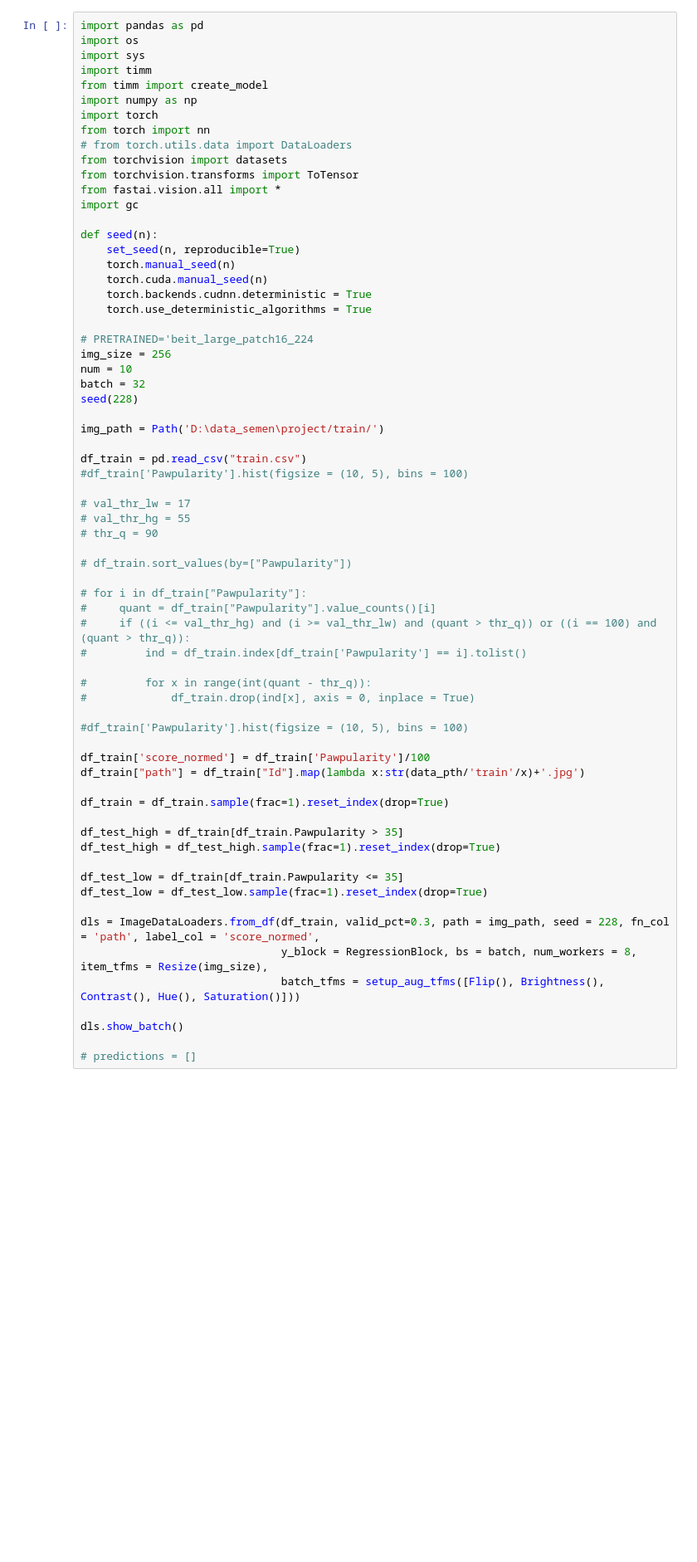
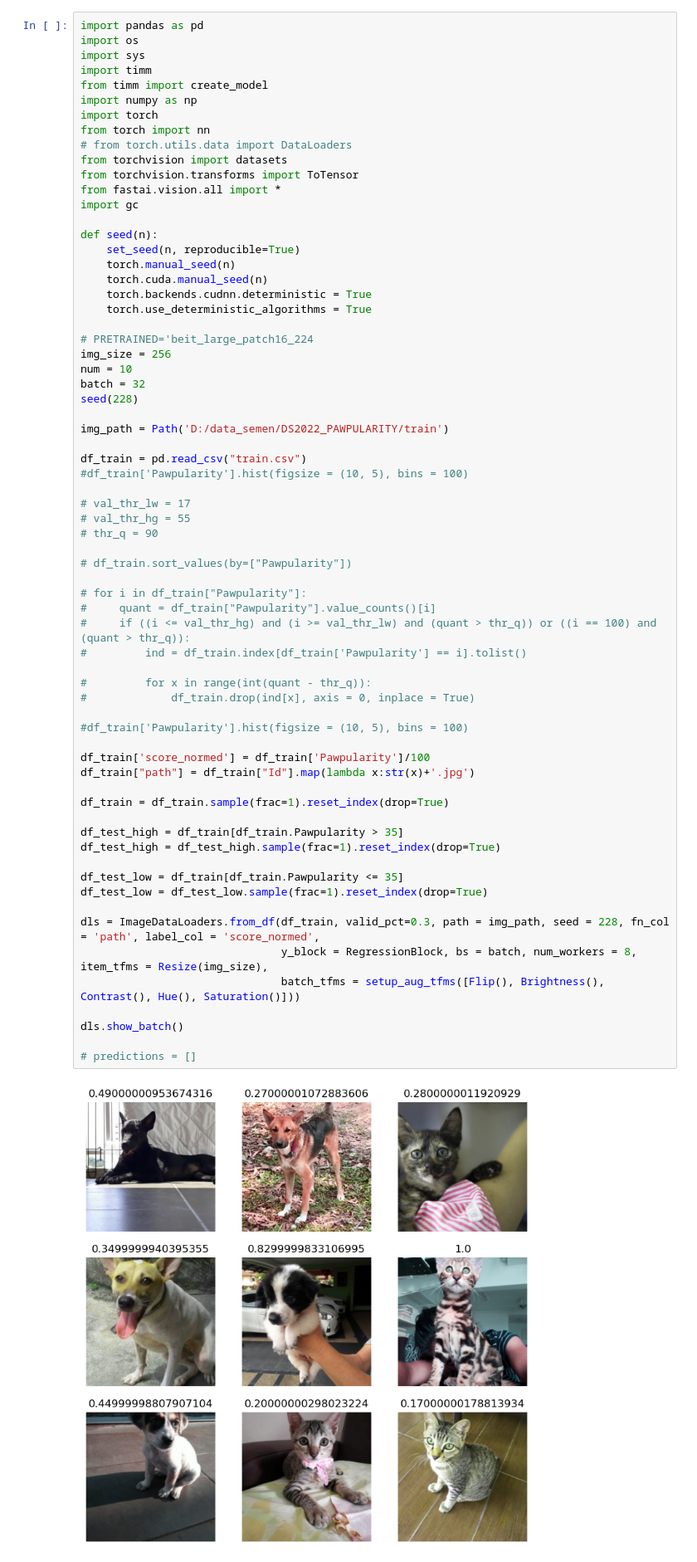
Before and after one commit to kiselevsl/DS2022_PAWPULARITY, a Jupyter notebook: PC_version.ipynb, the cells around one changed output. Shown at 83% size. Cells and saved outputs as stored; diff of their text form; blank space fills up the shorter version.

```diff
--- a/PC_version.ipynb
+++ b/PC_version.ipynb
@@ -26,7 +26,7 @@ num = 10
 batch = 32
 seed(228)
 
-img_path = Path('D:\data_semen\project/train/')
+img_path = Path('D:/data_semen/DS2022_PAWPULARITY/train')
 
 df_train = pd.read_csv("train.csv")
 #df_train['Pawpularity'].hist(figsize = (10, 5), bins = 100)
@@ -37,34 +37,36 @@ df_train = pd.read_csv("train.csv")
 
 # df_train.sort_values(by=["Pawpularity"])
 
 # for i in df_train["Pawpularity"]:
 #     quant = df_train["Pawpularity"].value_counts()[i]
 #     if ((i <= val_thr_hg) and (i >= val_thr_lw) and (quant > thr_q)) or ((i == 100) and (quant > thr_q)):
 #         ind = df_train.index[df_train['Pawpularity'] == i].tolist()
 
 #         for x in range(int(quant - thr_q)):
 #             df_train.drop(ind[x], axis = 0, inplace = True)
 
 #df_train['Pawpularity'].hist(figsize = (10, 5), bins = 100)
 
 df_train['score_normed'] = df_train['Pawpularity']/100
-df_train["path"] = df_train["Id"].map(lambda x:str(data_pth/'train'/x)+'.jpg')
+df_train["path"] = df_train["Id"].map(lambda x:str(x)+'.jpg')
 
 df_train = df_train.sample(frac=1).reset_index(drop=True)
 
 df_test_high = df_train[df_train.Pawpularity > 35]
 df_test_high = df_test_high.sample(frac=1).reset_index(drop=True)
 
 df_test_low = df_train[df_train.Pawpularity <= 35]
 df_test_low = df_test_low.sample(frac=1).reset_index(drop=True)
 
 dls = ImageDataLoaders.from_df(df_train, valid_pct=0.3, path = img_path, seed = 228, fn_col = 'path', label_col = 'score_normed',
                                y_block = RegressionBlock, bs = batch, num_workers = 8, item_tfms = Resize(img_size),
                                batch_tfms = setup_aug_tfms([Flip(), Brightness(), Contrast(), Hue(), Saturation()]))
 
 dls.show_batch()
 
 # predictions = []
+# %% [output]
+[figure, added]
 # %%
 #model = create_model('swin_large_patch4_window7_224', pretrained=True, num_classes=dls.c)
 
```
Also changed, not shown: parts of 1 cell of this notebook, 2 other files.
